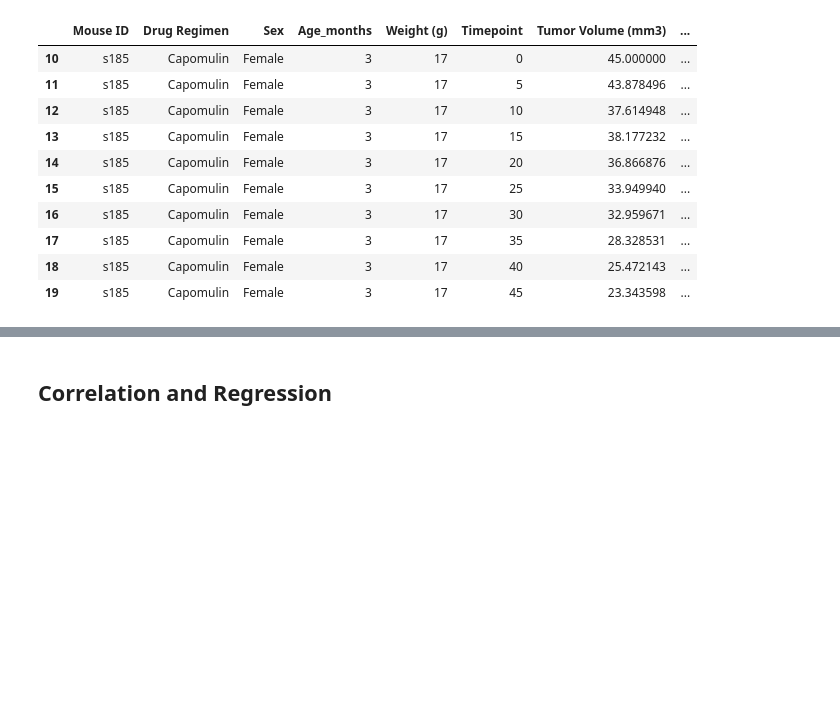
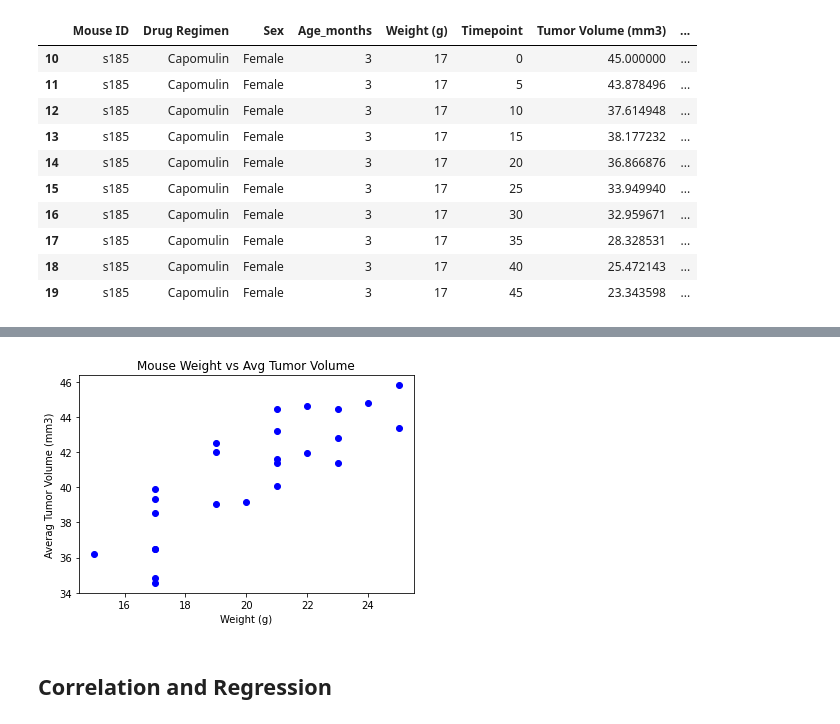
Before and after one commit to Posh007/Matplotlib-Plots, a Jupyter notebook: Pymaceuticals/Pymaceuticals_starter.ipynb, the cells around one changed output, grey strips where cells are left out. Cells and saved outputs as stored; diff of their text form; code cells hidden in the pictures; blank space fills up the shorter version.

```diff
--- a/Pymaceuticals/Pymaceuticals_starter.ipynb
+++ b/Pymaceuticals/Pymaceuticals_starter.ipynb
@@ -547,7 +542,7 @@ avg_capm_vol =Capomulin_df.groupby(['Mouse ID']).mean()
 
 marker_size=3
 plt.scatter(avg_capm_vol['Weight (g)'],avg_capm_vol['Tumor Volume (mm3)'], color="blue")
-plt.title('Mouse Weight vs Avg Tumor Volume Scatterplot')
+plt.title('Mouse Weight vs Avg Tumor Volume')
 plt.xlabel('Weight (g)')
 plt.ylabel('Averag Tumor Volume (mm3)')
 plt.show()
@@ -557,3 +550,4 @@ plt.show()
+[figure, added]
 # %% [markdown]
 ## Correlation and Regression
 # %%
```
Also changed, not shown: parts of 8 cells of this notebook, 2 other files.
